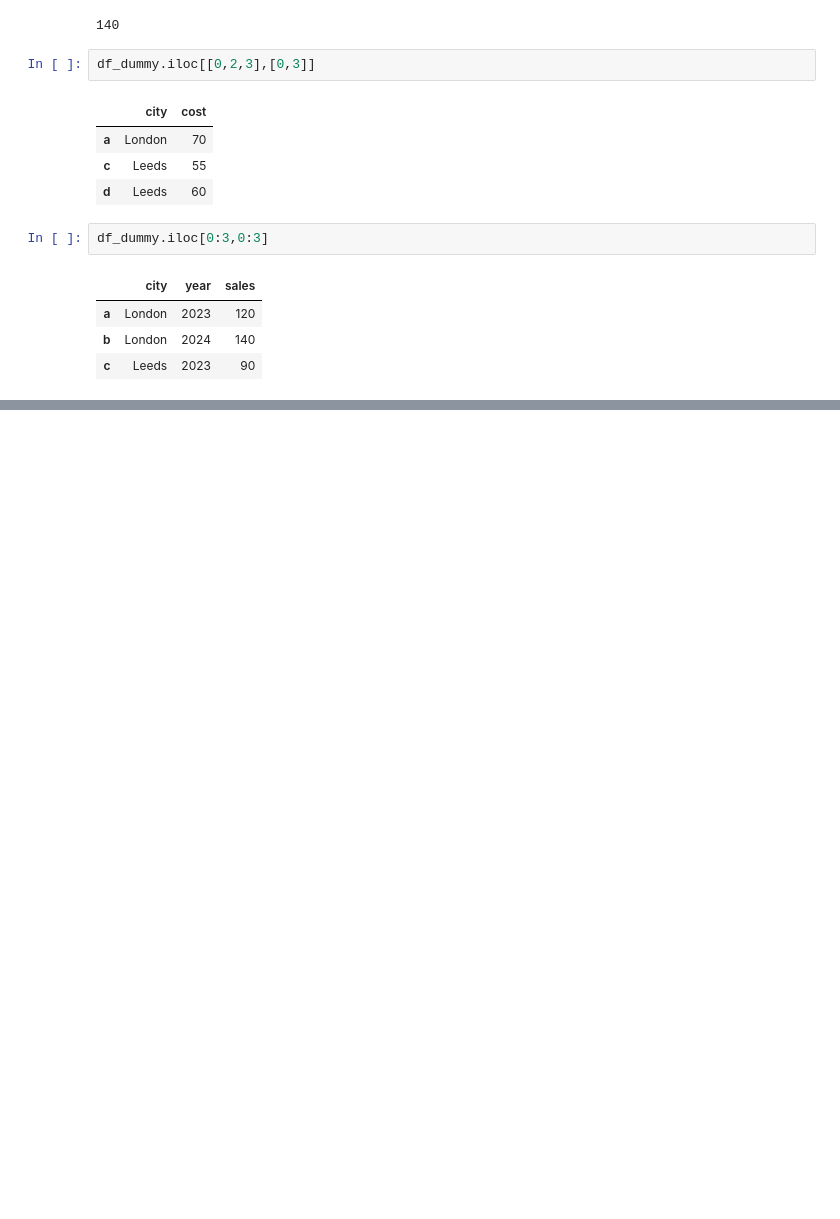
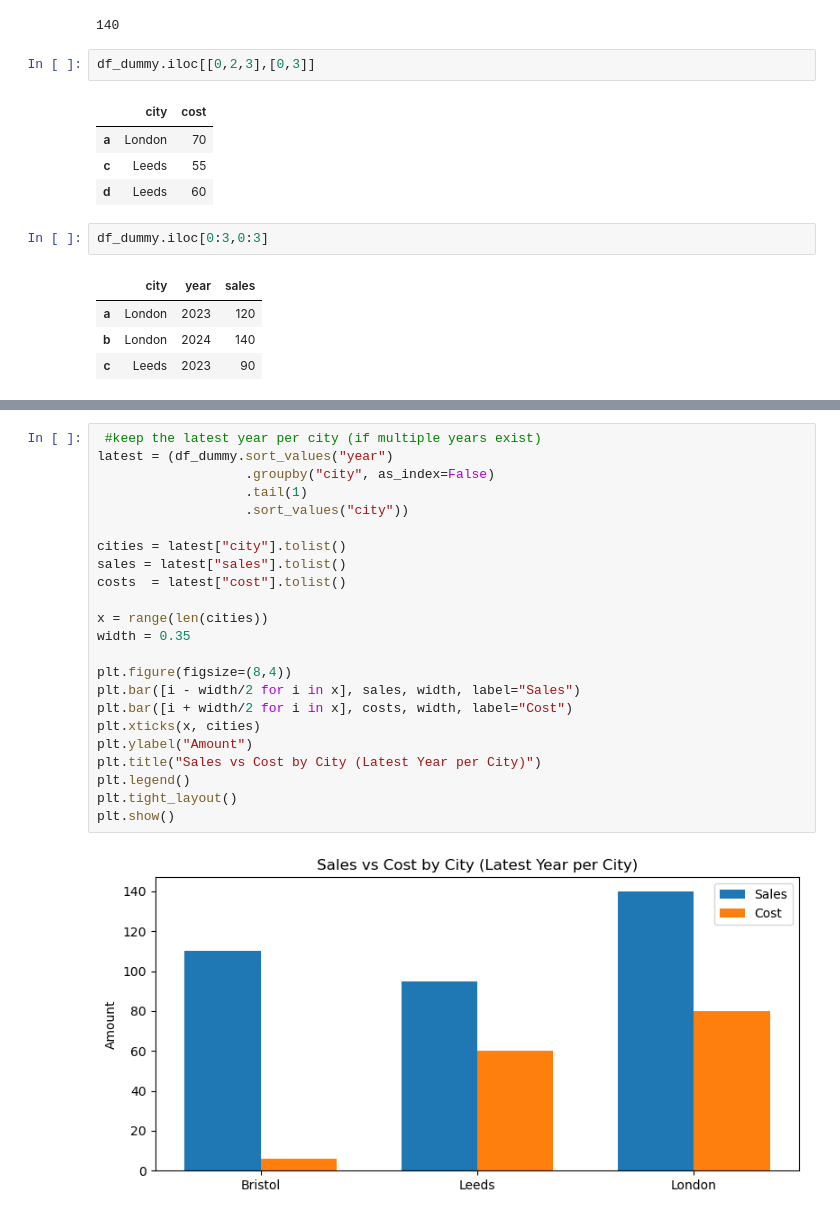
Before and after one commit to Azeez008/Python-Novice-to-Pro, a Jupyter notebook: DATA MANIPLUATION WITH PANDAS/Data_manipulation_with_pandas.ipynb, the cells around one changed output, grey strips where cells are left out. Saved outputs shown, nothing was run; the diff lists cells and outputs as text; blank space fills up the shorter version.

```diff
--- a/DATA MANIPLUATION WITH PANDAS/Data_manipulation_with_pandas.ipynb
+++ b/DATA MANIPLUATION WITH PANDAS/Data_manipulation_with_pandas.ipynb
@@ -683,0 +725,25 @@ df_dummy.iloc[0:3,0:3]
+# %%
+ #keep the latest year per city (if multiple years exist)
+latest = (df_dummy.sort_values("year")
+                   .groupby("city", as_index=False)
+                   .tail(1)
+                   .sort_values("city"))
+
+cities = latest["city"].tolist()
+sales = latest["sales"].tolist()
+costs  = latest["cost"].tolist()
+
+x = range(len(cities))
+width = 0.35
+
+plt.figure(figsize=(8,4))
+plt.bar([i - width/2 for i in x], sales, width, label="Sales")
+plt.bar([i + width/2 for i in x], costs, width, label="Cost")
+plt.xticks(x, cities)
+plt.ylabel("Amount")
+plt.title("Sales vs Cost by City (Latest Year per City)")
+plt.legend()
+plt.tight_layout()
+plt.show()
+# %% [output]
+[figure, added]
```
Also changed, not shown: parts of 6 cells of this notebook, 9 other files.
